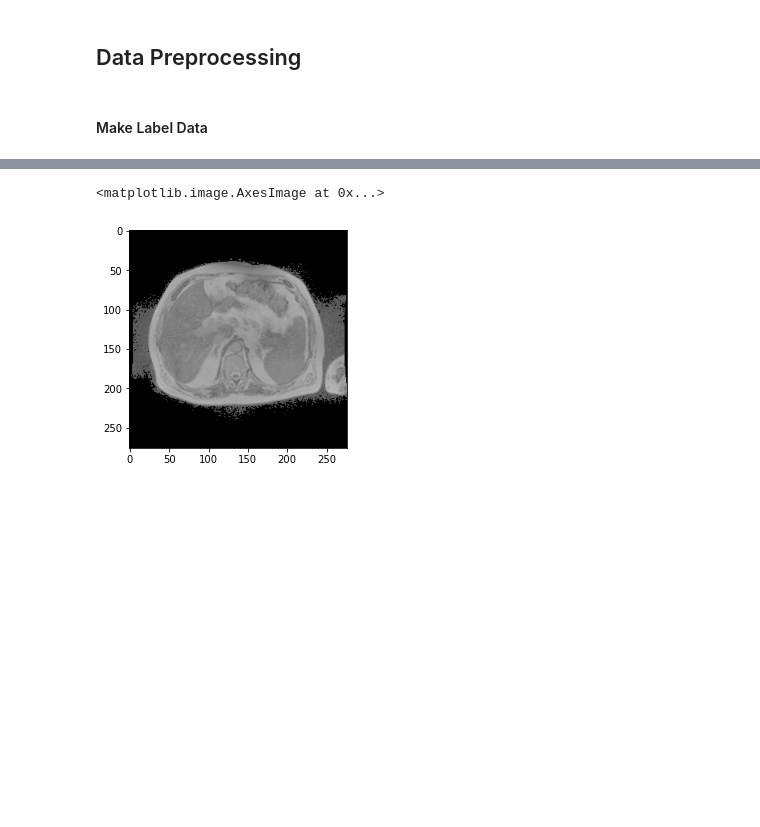
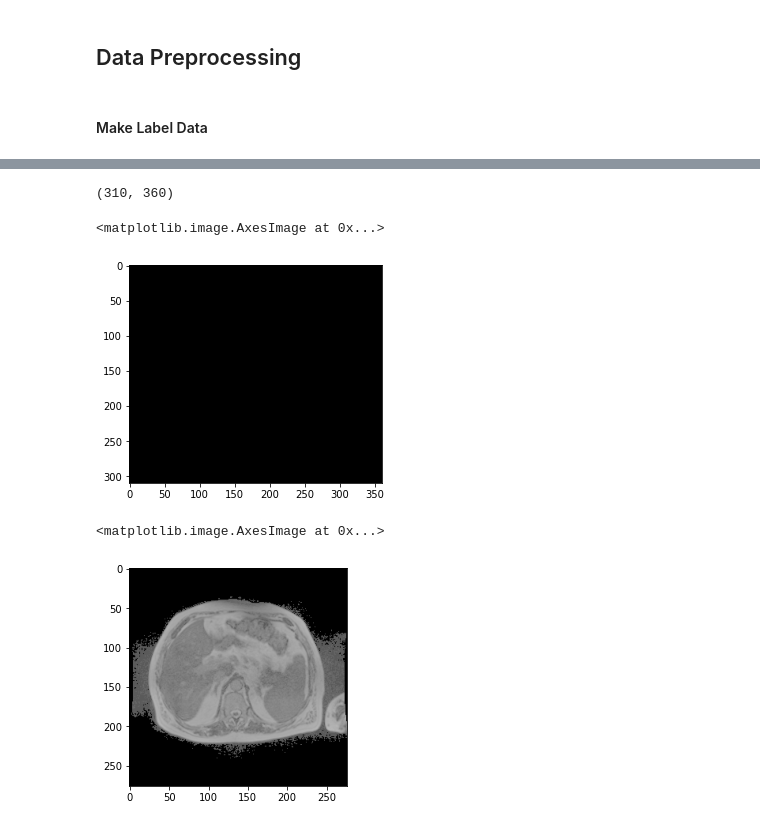
Before and after one commit to HDTX-code/Kaggle_uw, a Jupyter notebook: Data_preprocessing.ipynb, the cells around one changed output, grey strips where cells are left out. Cells and saved outputs as stored; diff of their text form; code cells hidden in the pictures; blank space fills up the shorter version.

```diff
--- a/Data_preprocessing.ipynb
+++ b/Data_preprocessing.ipynb
@@ -42,7 +56,7 @@ def get_label(image, segmentation_s, segmentation_sb, segmentation_lb):
     segmentation_lb = get_new_where(get_x_new(segmentation_lb), image.shape[0])
     segmentation_sb = get_new_where(get_x_new(segmentation_sb), image.shape[0])
     segmentation_s = get_new_where(get_x_new(segmentation_s), image.shape[0])
-    transparent = np.zeros([image.shape[0], image.shape[0], 1], dtype=image.dtype)
+    transparent = np.zeros([image.shape[0], image.shape[1], 1], dtype=image.dtype)
     if segmentation_lb is not None:
         for j in range(segmentation_lb.shape[0]):
             transparent[int(segmentation_lb[j, 0]), int(segmentation_lb[j, 1]), 0] = 50
@@ -58,6 +72,22 @@ def gamma_trans(img, gamma):
 	gamma_table = [np.power(x/255.0,gamma)*255.0 for x in range(256)]
 	gamma_table = np.round(np.array(gamma_table)).astype(np.uint8)
 	return cv2.LUT(img,gamma_table)
+# %%
+item = 34107
+png = cv2.imread(data_csv.loc[item, 'path'])
+png = gamma_trans(png, math.log10(0.5)/math.log10(np.mean(png)/255))
+png_label = get_label(png, data_csv.loc[item, 'segmentation_s'], data_csv.loc[item,'segmentation_sb'], data_csv.loc[item,'segmentation_lb'])[..., 0]
+print(png_label.shape)
+png_mask = np.zeros(png.shape, dtype=png.dtype)
+png_mask[png_label == 1, 0] = 255
+png_mask[png_label == 2, 1] = 255
+png_mask[png_label == 2, 2] = 255
+overlapping = cv2.addWeighted(png, 0.1, png_mask, 1, 0)
+plt.imshow(cv2.cvtColor(overlapping, cv2.COLOR_BGRA2RGB))
+# %% [output]
+(310, 360)
+<matplotlib.image.AxesImage at 0x...>
+[figure, added]
 # %%
 png = cv2.imread(data_analyse['path'])
 png = gamma_trans(png, math.log10(0.5)/math.log10(np.mean(png)/255))
```
Also changed, not shown: parts of 1 cell of this notebook.
